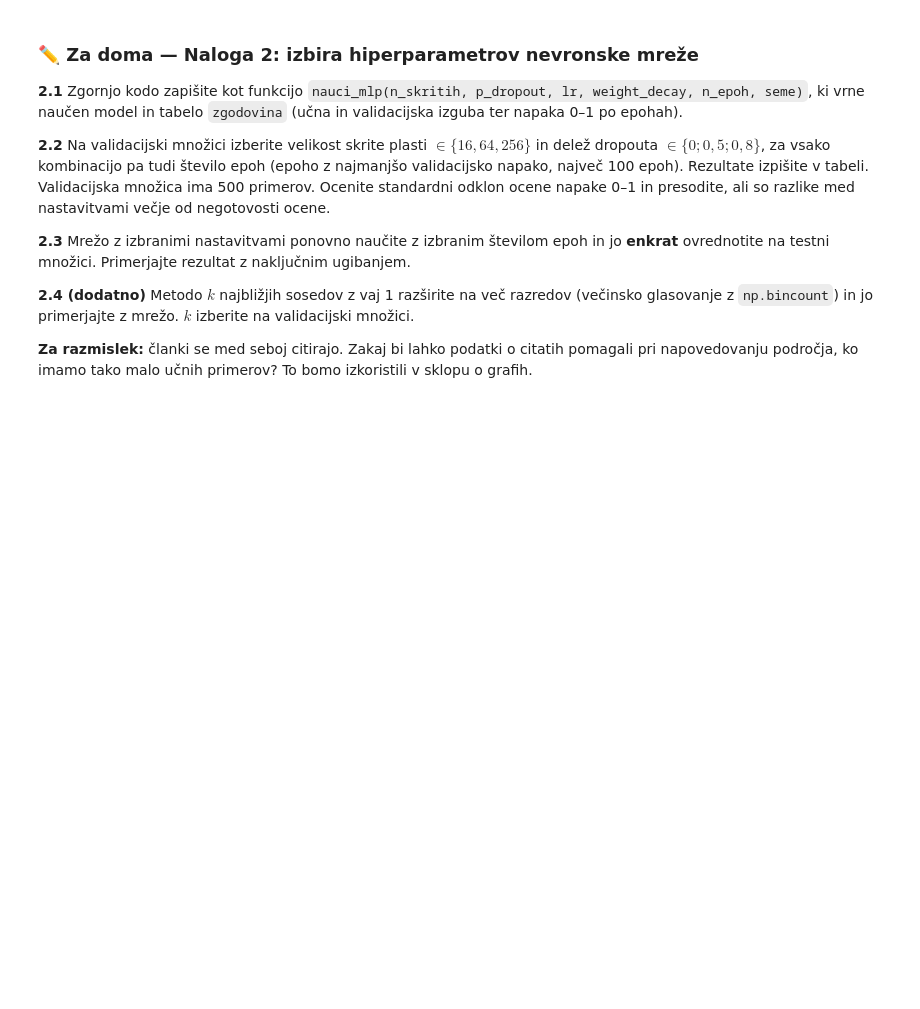
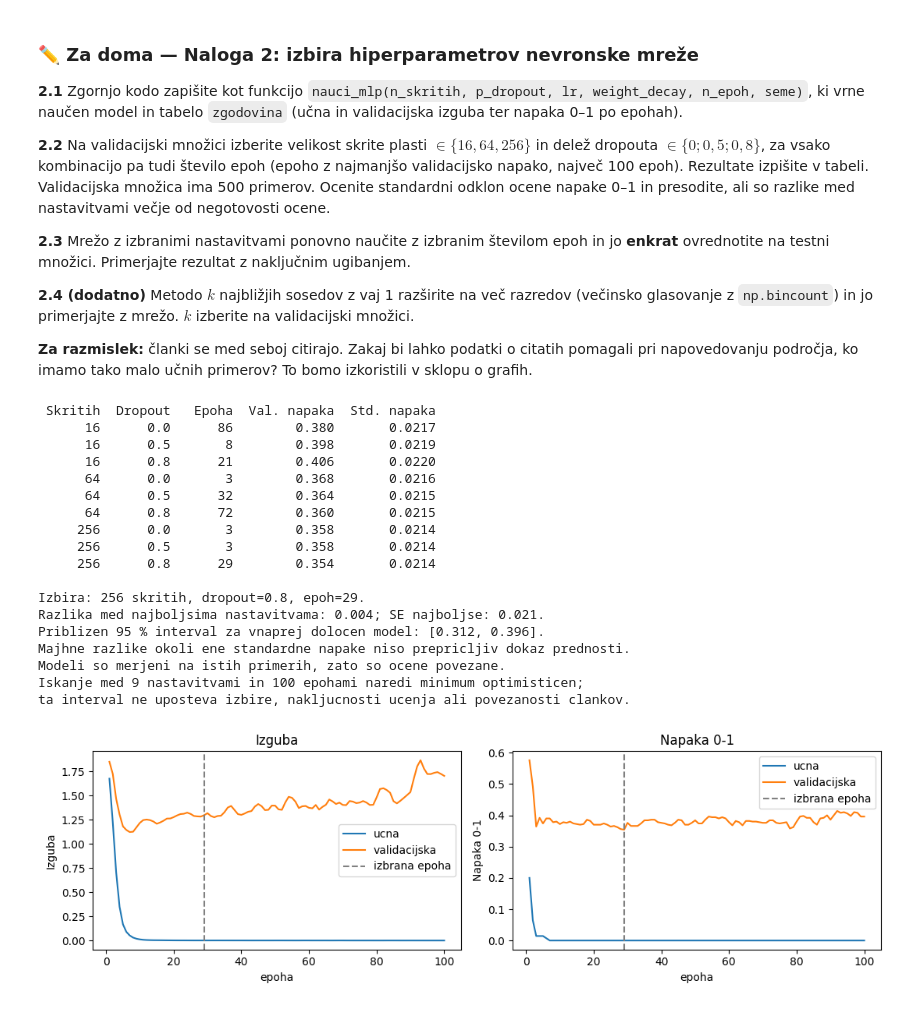
Before and after one commit to EnejBrus/ITAP, a Jupyter notebook: NSU/vaje2/vaje-2-Meta-NN.ipynb, the cells around one changed output. Saved outputs shown, nothing was run; the diff lists cells and outputs as text; code cells hidden in the pictures; blank space fills up the shorter version.

```diff
--- a/NSU/vaje2/vaje-2-Meta-NN.ipynb
+++ b/NSU/vaje2/vaje-2-Meta-NN.ipynb
@@ -500,4 +547,67 @@ def nauci_mlp(n_skritih=64, p_dropout=0.5, lr=0.01, weight_decay=5e-4, n_epoh=10
 # %%
-# 2.2
-# TODO
+# 2.2: Iscemo samo na validaciji; testni podatki ne vplivajo na izbiro.
+lr_izbran, wd_izbran, seme_izbrano = 0.01, 5e-4, 0
+rezultati_22, zgodovine_22 = [], {}
+for n_skritih in (16, 64, 256):
+    for p_dropout in (0.0, 0.5, 0.8):
+        _, zgod = nauci_mlp(n_skritih, p_dropout, lr_izbran,
+                            wd_izbran, 100, seme_izbrano)
+        # argmin ob izenacenju izbere prvo (najzgodnejso) epoho.
+        epoha = int(zgod[:, 3].argmin()) + 1
+        napaka_v = float(zgod[epoha - 1, 3])
+        # Standardna napaka delezne ocene: sqrt(p_hat*(1-p_hat)/n).
+        # To ni raztros med semeni ucenja ali negotovost po izbiri modela.
+        se = np.sqrt(napaka_v * (1 - napaka_v) / len(i_val))
+        rezultati_22.append((n_skritih, p_dropout, epoha, napaka_v, se))
+        zgodovine_22[n_skritih, p_dropout] = zgod
+
+print(f"{'Skritih':>8} {'Dropout':>8} {'Epoha':>7} {'Val. napaka':>12} {'Std. napaka':>12}")
+for h, p, e, nap, se in rezultati_22:
+    print(f"{h:8d} {p:8.1f} {e:7d} {nap:12.3f} {se:12.4f}")
+# Pri enaki napaki damo prednost manjsi mrezi, nato zgodnejsi epohi,
+# nato manjsemu dropoutu. Pravilo dolocimo brez gledanja testnih rezultatov.
+izbrano = min(rezultati_22, key=lambda r: (r[3], r[0], r[2], r[1]))
+h_izbran, p_izbran, epoh_izbranih, napaka_val, se_val = izbrano
+print(f"\nIzbira: {h_izbran} skritih, dropout={p_izbran}, epoh={epoh_izbranih}.")
+urejeno = sorted(rezultati_22, key=lambda r: r[3])
+razlika = urejeno[1][3] - urejeno[0][3]
+print(f"Razlika med najboljsima nastavitvama: {razlika:.3f}; SE najboljse: {se_val:.3f}.")
+print(f"Priblizen 95 % interval za vnaprej dolocen model: "
+      f"[{max(0, napaka_val - 1.96 * se_val):.3f}, {min(1, napaka_val + 1.96 * se_val):.3f}].")
+print("Majhne razlike okoli ene standardne napake niso prepricljiv dokaz prednosti.")
+print("Modeli so merjeni na istih primerih, zato so ocene povezane.")
+print("Iskanje med 9 nastavitvami in 100 epohami naredi minimum optimisticen;")
+print("ta interval ne uposteva izbire, nakljucnosti ucenja ali povezanosti clankov.")
+
+# Krivulji pokazeta razliko med prileganjem ucni mnozici in posplosevanjem.
+zgod_izbrana = zgodovine_22[h_izbran, p_izbran]
+fig, axes = plt.subplots(1, 2, figsize=(11, 3.5))
+for ax, stolpca, naslov in zip(axes, ((0, 1), (2, 3)), ("Izguba", "Napaka 0-1")):
+    for stolpec, oznaka in zip(stolpca, ("ucna", "validacijska")):
+        ax.plot(np.arange(1, 101), zgod_izbrana[:, stolpec], label=oznaka)
+    ax.axvline(epoh_izbranih, color="gray", ls="--", label="izbrana epoha")
+    ax.set(title=naslov, xlabel="epoha", ylabel=naslov)
+    ax.legend()
+plt.tight_layout()
+plt.show()
+# %% [output]
+ Skritih  Dropout   Epoha  Val. napaka  Std. napaka
+      16      0.0      86        0.380       0.0217
+      16      0.5       8        0.398       0.0219
+      16      0.8      21        0.406       0.0220
+      64      0.0       3        0.368       0.0216
+      64      0.5      32        0.364       0.0215
+      64      0.8      72        0.360       0.0215
+     256      0.0       3        0.358       0.0214
+     256      0.5       3        0.358       0.0214
+     256      0.8      29        0.354       0.0214
+
+Izbira: 256 skritih, dropout=0.8, epoh=29.
+Razlika med najboljsima nastavitvama: 0.004; SE najboljse: 0.021.
+Priblizen 95 % interval za vnaprej dolocen model: [0.312, 0.396].
+Majhne razlike okoli ene standardne napake niso prepricljiv dokaz prednosti.
+Modeli so merjeni na istih primerih, zato so ocene povezane.
+Iskanje med 9 nastavitvami in 100 epohami naredi minimum optimisticen;
+ta interval ne uposteva izbire, nakljucnosti ucenja ali povezanosti clankov.
+[figure, added]
 # %%
```
Also changed, not shown: parts of 10 cells of this notebook.
